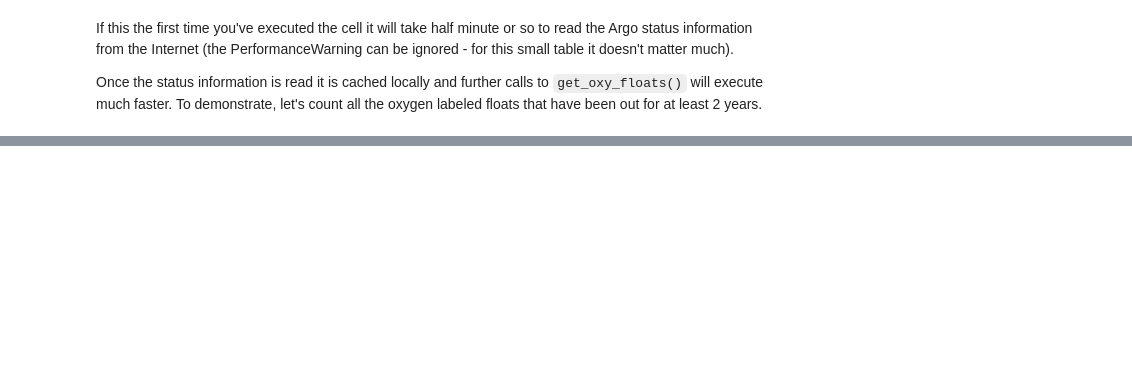
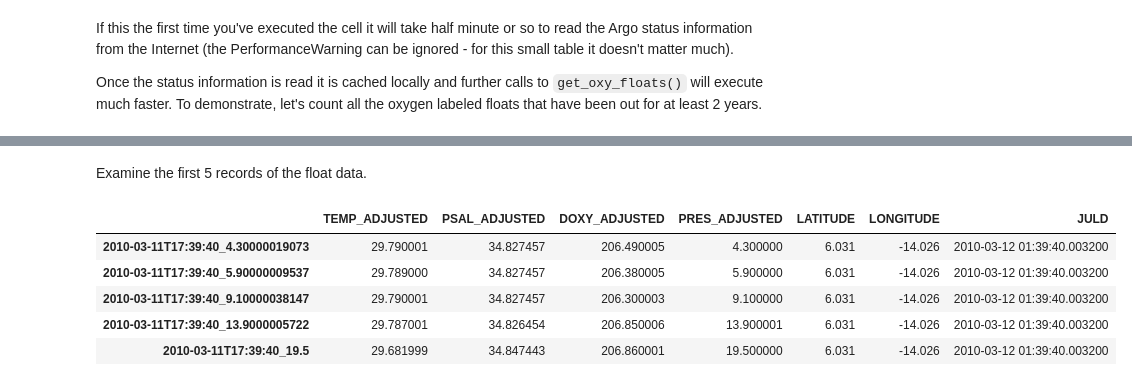
Before and after one commit to biofloat/biofloat, a Jupyter notebook: notebooks/build_oxyfloat_cache.ipynb, the cells around one changed output, grey strips where cells are left out. Drawn from its saved outputs; the diff is of its cells as text; code cells hidden in the pictures; blank space fills up the shorter version.

```diff
--- a/notebooks/build_oxyfloat_cache.ipynb
+++ b/notebooks/build_oxyfloat_cache.ipynb
@@ -83,0 +86,11 @@ ds
+# %% [markdown]
+Examine the first 5 records of the float data.
+# %%
+df.head()
+# %% [output]
+|  | TEMP_ADJUSTED | PSAL_ADJUSTED | DOXY_ADJUSTED | PRES_ADJUSTED | LATITUDE | LONGITUDE | JULD |
+| 2010-03-11T17:39:40_4.30000019073 | 29.790001 | 34.827457 | 206.490005 | 4.300000 | 6.031 | -14.026 | 2010-03-12 01:39:40.003200 |
+| 2010-03-11T17:39:40_5.90000009537 | 29.789000 | 34.827457 | 206.380005 | 5.900000 | 6.031 | -14.026 | 2010-03-12 01:39:40.003200 |
+| 2010-03-11T17:39:40_9.10000038147 | 29.790001 | 34.827457 | 206.300003 | 9.100000 | 6.031 | -14.026 | 2010-03-12 01:39:40.003200 |
+| 2010-03-11T17:39:40_13.9000005722 | 29.787001 | 34.826454 | 206.850006 | 13.900001 | 6.031 | -14.026 | 2010-03-12 01:39:40.003200 |
+| 2010-03-11T17:39:40_19.5 | 29.681999 | 34.847443 | 206.860001 | 19.500000 | 6.031 | -14.026 | 2010-03-12 01:39:40.003200 |
```
Also changed, not shown: parts of 17 cells of this notebook, 1 other file.
